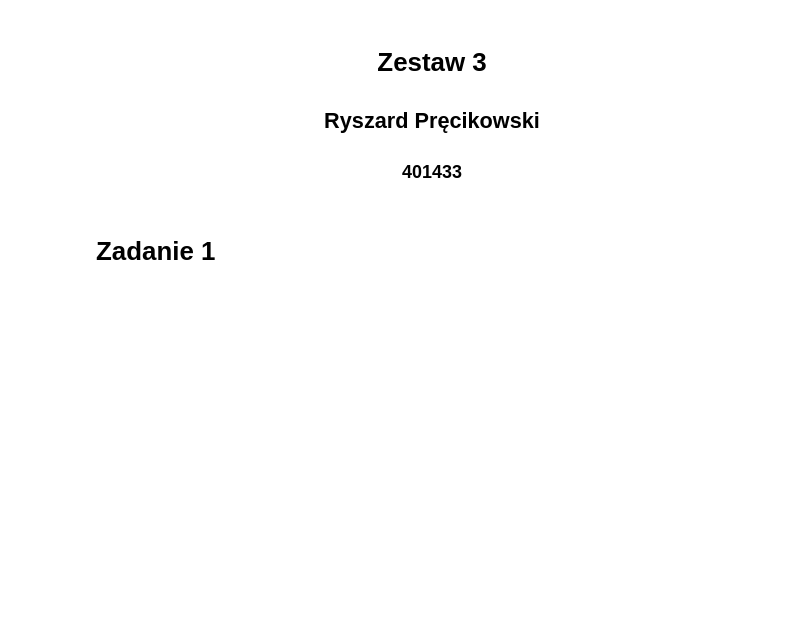
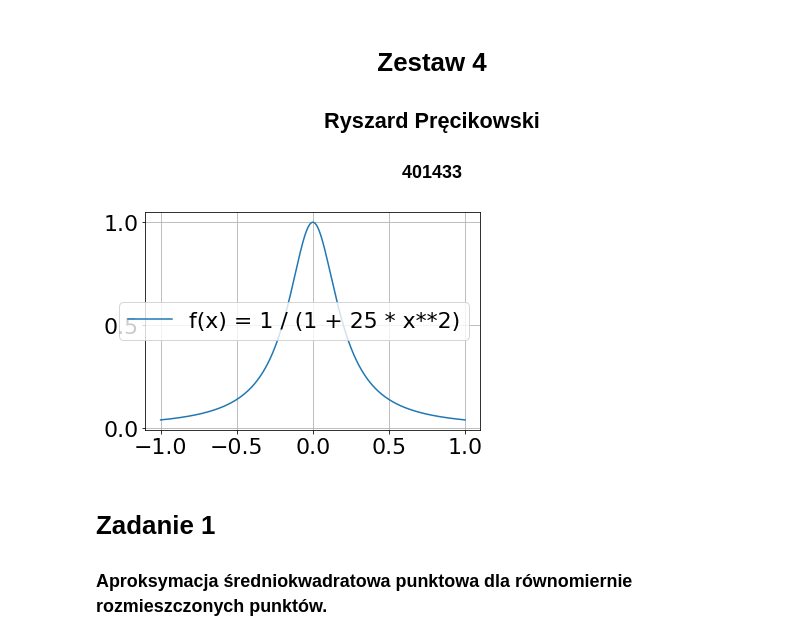
Before and after one commit to RysiekPrecikowski/MOwNiT, a Jupyter notebook: lab4.ipynb, the cells around one changed output. Saved outputs shown, nothing was run; the diff lists cells and outputs as text; code cells hidden in the pictures; blank space fills up the shorter version.

```diff
--- a/lab4.ipynb
+++ b/lab4.ipynb
@@ -1,4 +1,4 @@
 # %% [markdown]
-# <center> Zestaw 3
+# <center> Zestaw 4
 ## <center> Ryszard Pręcikowski
 ### <center> 401433
@@ -5,2 +36,16 @@
+# %%
+f = 1/ (1 + 25 * x ** 2)
+
+lf = lambdify(x, f)
+x_v = np.linspace(-1, 1, 1000)
+
+
+plt.plot(x_v, lf(x_v), label = "f(x) = 1 / (1 + 25 * x**2)")
+plt.legend()
+plt.grid(True)
+plt.show()
+# %% [output]
+[figure, added]
 # %% [markdown]
 # Zadanie 1
+### Aproksymacja średniokwadratowa punktowa dla równomiernie rozmieszczonych punktów.
```
Also changed, not shown: parts of 15 cells of this notebook.
